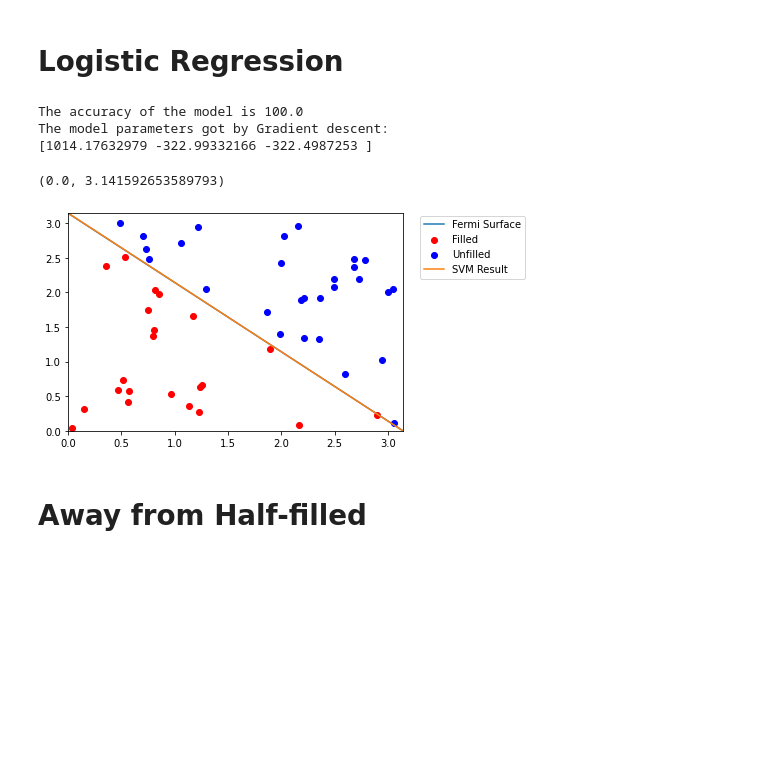
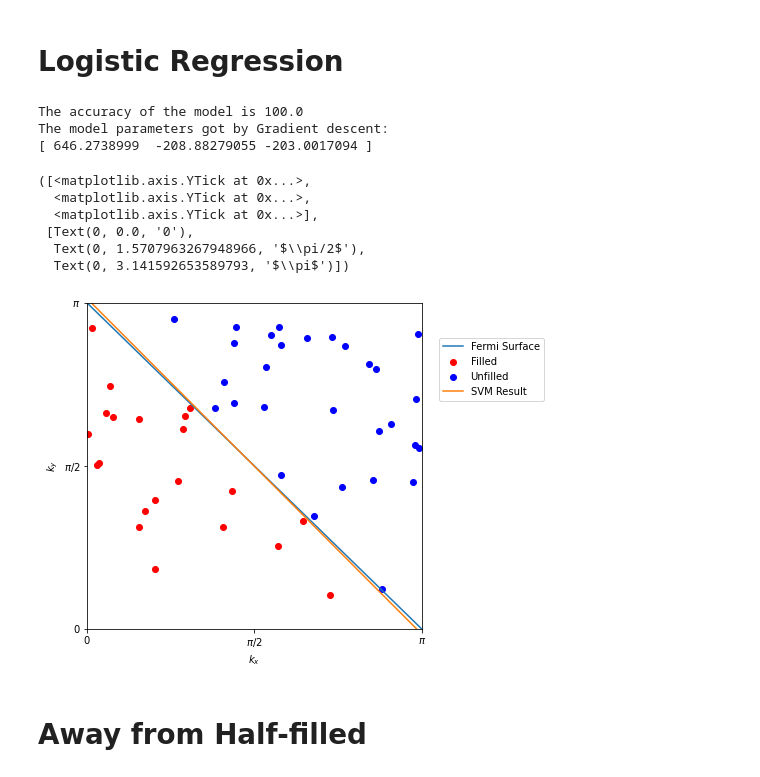
Before and after one commit to LeoisWTT/PHYS3151-Machine-Learning-in-Physics-2023, a Jupyter notebook: SVM_Fermi_Surface.ipynb, the cells around one changed output. Cells and saved outputs as stored; diff of their text form; code cells hidden in the pictures; blank space fills up the shorter version.

```diff
--- a/SVM_Fermi_Surface.ipynb
+++ b/SVM_Fermi_Surface.ipynb
@@ -130,7 +130,7 @@ n=X_b.shape[1]
 theta = np.random.random((n,1))
 # %%
 reg = 0.0001
-n_iter = 200000
+n_iter = 800000
 theta,cost_history,theta_history = subgradient_descent(X,y,theta,n_iter,reg)
 print(theta)
 print('Final Cost is :', cost_history[-1])
@@ -224,20 +233,30 @@ print(parameters)
 # %% [output]
 The accuracy of the model is 100.0
 The model parameters got by Gradient descent:
-[1014.17632979 -322.99332166 -322.4987253 ]
+[ 646.2738999  -208.88279055 -203.0017094 ]
 # %%
 x_plot=np.arange(0, np.pi, 0.01)
 y_plot=np.arccos(-mu/2-np.cos(x_plot))
+plt.figure(figsize=(6,6))
 plt.plot(x_plot,-x_plot+np.pi,label='Fermi Surface')
 plt.scatter(kx_list[occupancy], ky_list[occupancy], c='r',label='Filled')
 plt.scatter(kx_list[np.invert(occupancy)], ky_list[np.invert(occupancy)], c='b',label='Unfilled')
 plt.plot(x_plot, (-parameters[1]*x_plot-parameters[0])/parameters[2],label='SVM Result')
 plt.legend(loc=(1.05,0.7))
 plt.xlim(0,np.pi)
 plt.ylim(0,np.pi)
+plt.xlabel('$k_x$')
+plt.ylabel('$k_y$')
+plt.xticks([0, np.pi/2, np.pi], ['0', '$\pi/2$', '$\pi$'])
+plt.yticks([0, np.pi/2, np.pi], ['0', '$\pi/2$', '$\pi$'])
 # %% [output]
-(0.0, 3.141592653589793)
+([<matplotlib.axis.YTick at 0x...>,
+  <matplotlib.axis.YTick at 0x...>,
+  <matplotlib.axis.YTick at 0x...>],
+ [Text(0, 0.0, '0'),
+  Text(0, 1.5707963267948966, '$\\pi/2$'),
+  Text(0, 3.141592653589793, '$\\pi$')])
-[figure, old version]
+[figure, new version]
 # %% [markdown]
 # Away from Half-filled
 # %%
```
Also changed, not shown: parts of 9 cells of this notebook.
